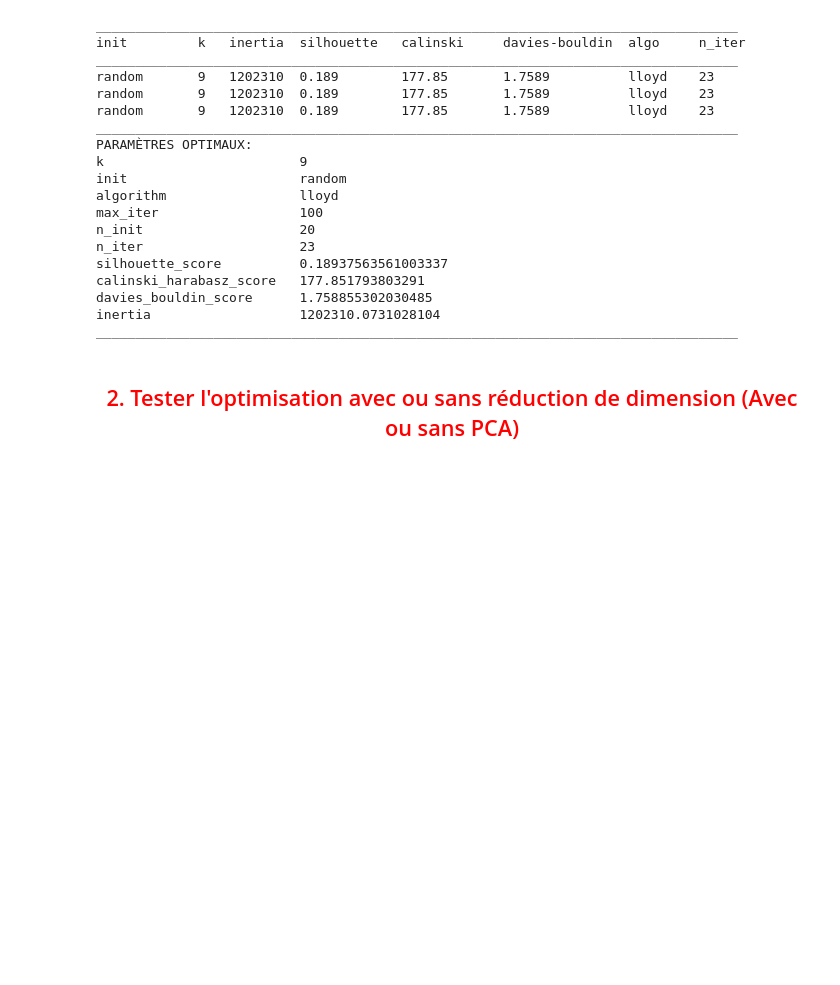
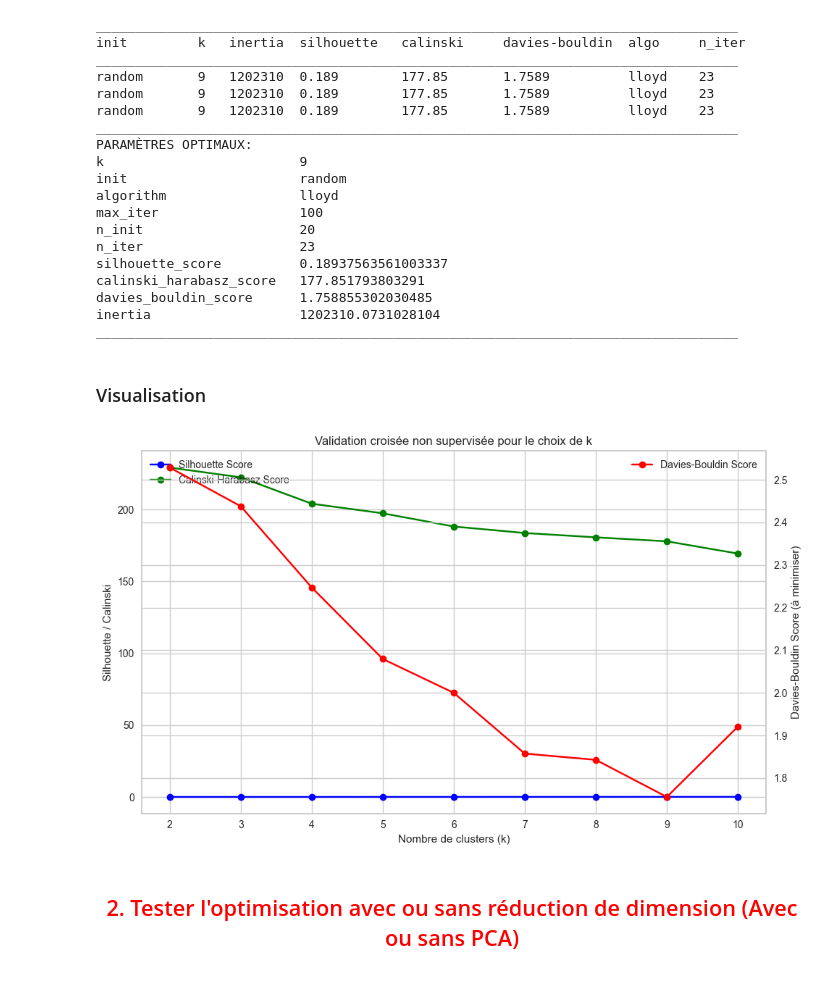
Before and after one commit to YATABARE-Cheikna-Amala/Travaux-pratique-du-cours-de-Machine-Learning-sur-le-Clustering, a Jupyter notebook: clustering.ipynb, the cells around one changed output. Drawn from its saved outputs; the diff is of its cells as text; code cells hidden in the pictures; blank space fills up the shorter version.

```diff
--- a/clustering.ipynb
+++ b/clustering.ipynb
@@ -563,6 +567,56 @@ calinski_harabasz_score   177.851793803291
 davies_bouldin_score      1.758855302030485
 inertia                   1202310.0731028104
 __________________________________________________________________________________
+# %% [markdown]
+### Visualisation
+# %%
+
+def unsupervised_validation_curve(X, k_range=range(2, 11), random_state=42):
+    silhouette_scores = []
+    calinski_scores = []
+    davies_scores = []
+
+    for k in k_range:
+        kmeans = KMeans(n_clusters=k, random_state=random_state, n_init=10)
+        labels = kmeans.fit_predict(X)
+
+        silhouette = silhouette_score(X, labels)
+        calinski = calinski_harabasz_score(X, labels)
+        davies = davies_bouldin_score(X, labels)
+
+        silhouette_scores.append(silhouette)
+        calinski_scores.append(calinski)
+        davies_scores.append(davies)
+
+    # Affichage
+    fig, ax1 = plt.subplots(figsize=(10, 6))
+
+    ax1.plot(k_range, silhouette_scores, 'o-', label='Silhouette Score', color='blue')
+    ax1.plot(k_range, calinski_scores, 'o-', label='Calinski-Harabasz Score', color='green')
+    ax1.set_xlabel('Nombre de clusters (k)')
+    ax1.set_ylabel('Silhouette / Calinski')
+    ax1.legend(loc='upper left')
+
+    ax2 = ax1.twinx()
+    ax2.plot(k_range, davies_scores, 'o-', label='Davies-Bouldin Score', color='red')
+    ax2.set_ylabel('Davies-Bouldin Score (à minimiser)')
+    ax2.legend(loc='upper right')
+
+    plt.title("Validation croisée non supervisée pour le choix de k")
+    plt.grid(True)
+    plt.tight_layout()
+    plt.show()
+
+    return {
+        "k_values": list(k_range),
+        "silhouette_scores": silhouette_scores,
+        "calinski_scores": calinski_scores,
+        "davies_scores": davies_scores
+    }
+
+validation_results = unsupervised_validation_curve(X)
+# %% [output]
+[figure, added]
 # %% [markdown]
 <div align="center">
 
```
Also changed, not shown: parts of 1 cell of this notebook.
